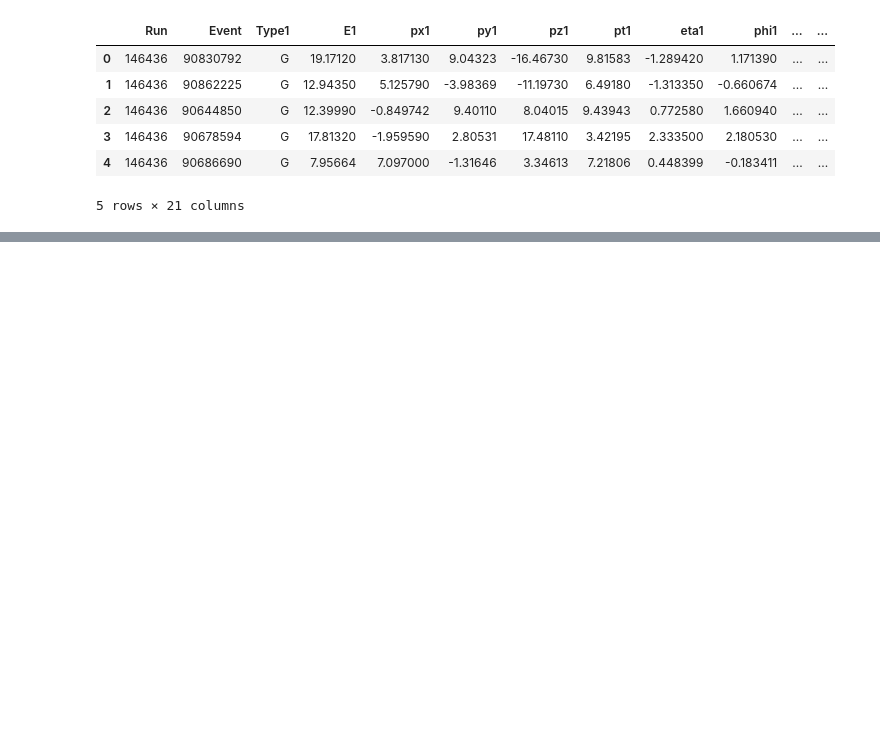
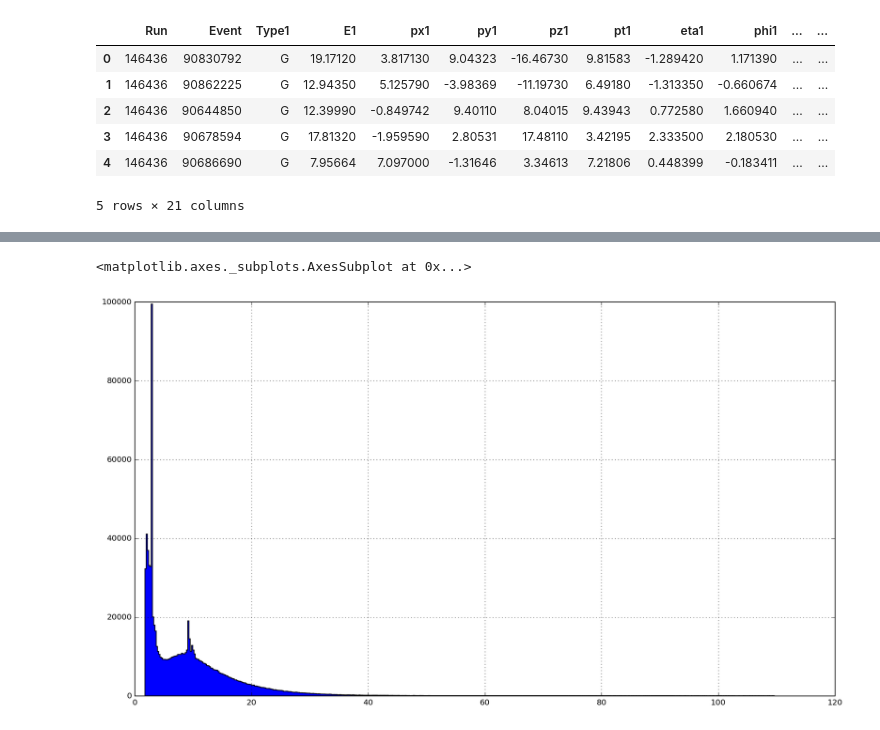
Before and after one commit to Biswa37/Homework, a Jupyter notebook: PHYS723/project/LHC/CMS_data/MuRun.ipynb, the cells around one changed output, grey strips where cells are left out. Cells and saved outputs as stored; diff of their text form; code cells hidden in the pictures; blank space fills up the shorter version.

```diff
--- a/PHYS723/project/LHC/CMS_data/MuRun.ipynb
+++ b/PHYS723/project/LHC/CMS_data/MuRun.ipynb
@@ -119,0 +183,10 @@ plt.show()
+# %%
+muon['missing'] = (muon.M - muon.mass1 - muon.mass2)
+
+fig = plt.figure(num=None, figsize=(16,9), dpi=200, facecolor='w', edgecolor='k')
+muon.missing.hist(bins=500,histtype=u'stepfilled')
+muon.mass1.hist()
+muon.m
+# %% [output]
+<matplotlib.axes._subplots.AxesSubplot at 0x...>
+[figure, added]
```
Also changed, not shown: parts of 16 cells of this notebook, 2 other files.
